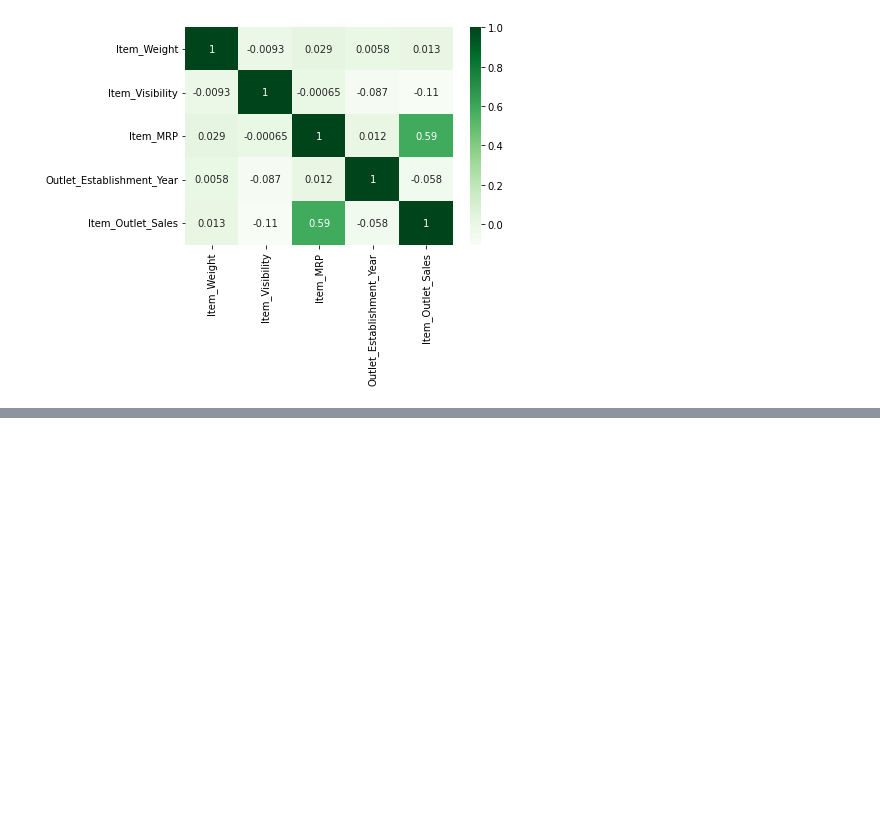
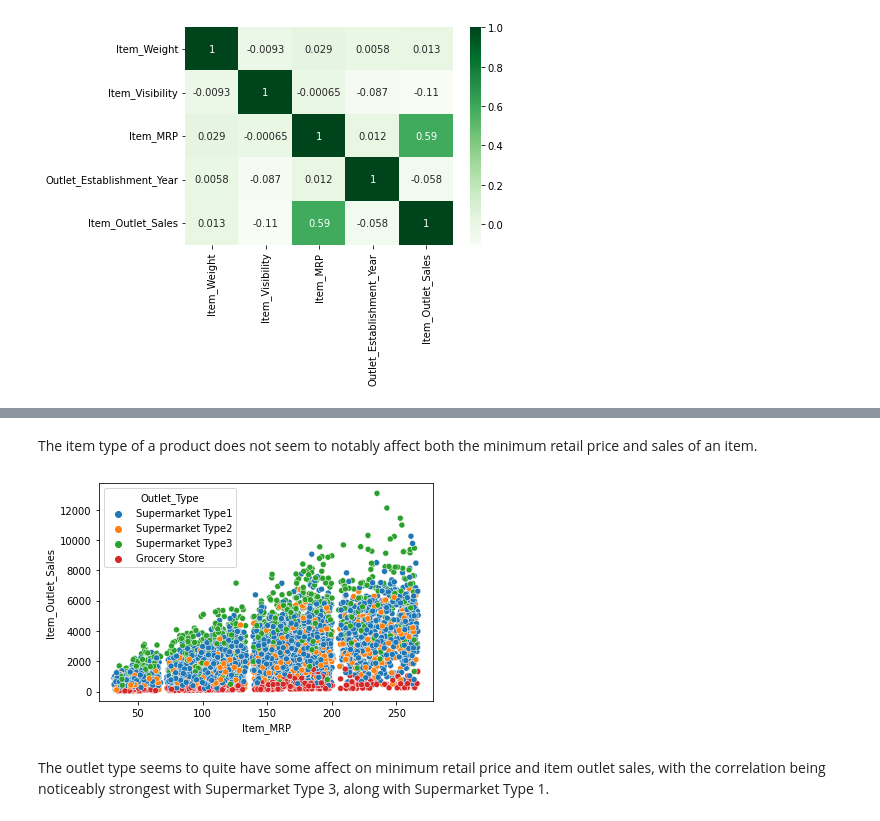
Before and after one commit to yelxel/sales-predictions, a Jupyter notebook: sales_predictions.ipynb, the cells around one changed output, grey strips where cells are left out. Cells and saved outputs as stored; diff of their text form; code cells hidden in the pictures; blank space fills up the shorter version.

```diff
--- a/sales_predictions.ipynb
+++ b/sales_predictions.ipynb
@@ -285,0 +314,9 @@ sns.heatmap(corr, cmap = 'Greens', annot = True)
+# %% [markdown]
+The item type of a product does not seem to notably affect both the minimum retail price and sales of an item.
+# %%
+sns.scatterplot(data=df, x='Item_MRP', y='Item_Outlet_Sales', hue='Outlet_Type')
+plt.savefig('/content/scatterplot_sales_mrp_outlet.png')
+# %% [output]
+[figure, added]
+# %% [markdown]
+The outlet type seems to quite have some affect on minimum retail price and item outlet sales, with the correlation being noticeably strongest with Supermarket Type 3, along with Supermarket Type 1.
```
Also changed, not shown: parts of 9 cells of this notebook.
